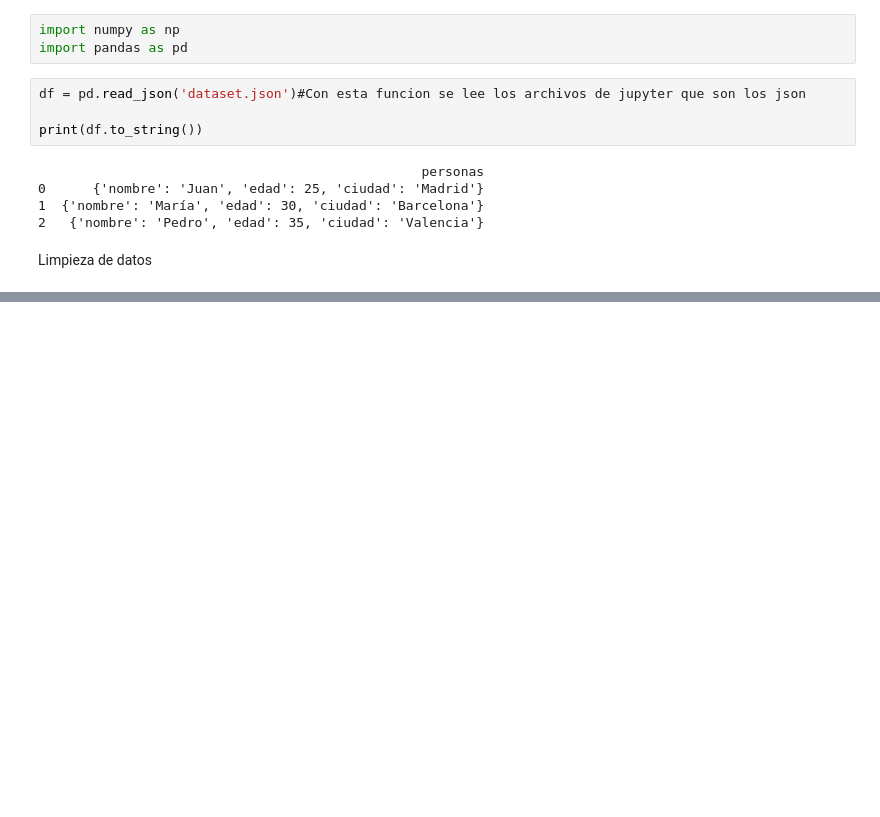
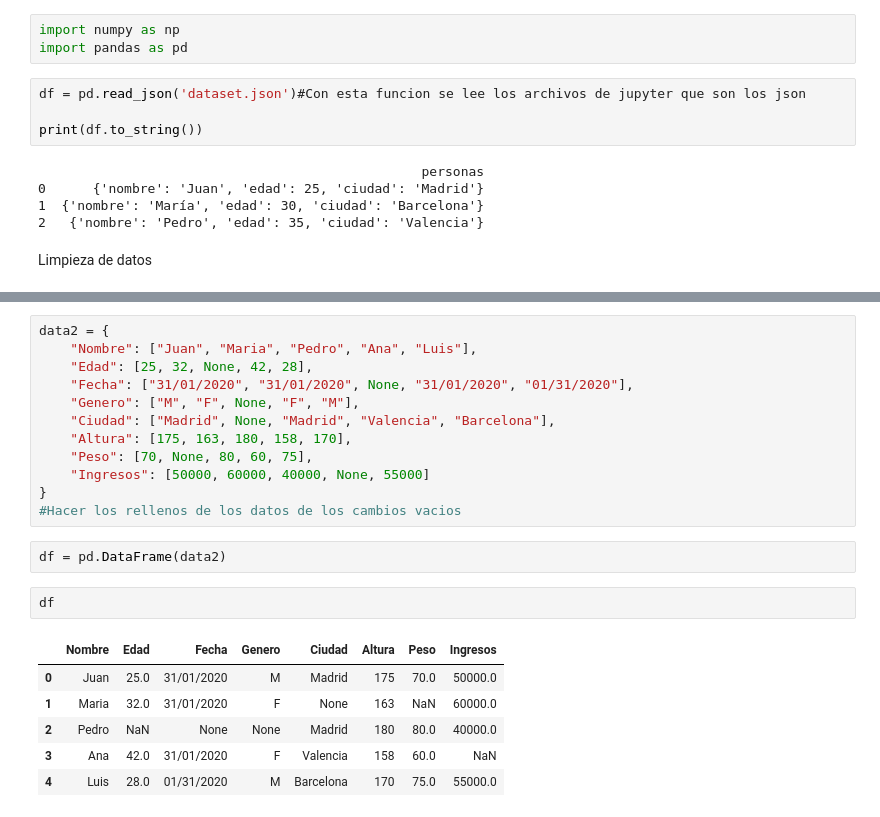
Before and after one commit to alejandrovillegas92/Curso-python-3-intermedio-repositorio, a Jupyter notebook: Notebook Numpy.ipynb, the cells around one changed output, grey strips where cells are left out. Drawn from its saved outputs; the diff is of its cells as text; blank space fills up the shorter version.

```diff
--- a/Notebook Numpy.ipynb
+++ b/Notebook Numpy.ipynb
@@ -610,0 +869,23 @@ NameError: name 'data' is not defined
+# %%
+data2 = {
+    "Nombre": ["Juan", "Maria", "Pedro", "Ana", "Luis"],
+    "Edad": [25, 32, None, 42, 28],
+    "Fecha": ["31/01/2020", "31/01/2020", None, "31/01/2020", "01/31/2020"],
+    "Genero": ["M", "F", None, "F", "M"],
+    "Ciudad": ["Madrid", None, "Madrid", "Valencia", "Barcelona"],
+    "Altura": [175, 163, 180, 158, 170],
+    "Peso": [70, None, 80, 60, 75],
+    "Ingresos": [50000, 60000, 40000, None, 55000]
+}
+#Hacer los rellenos de los datos de los cambios vacios
+# %%
+df = pd.DataFrame(data2)
+# %%
+df
+# %% [output]
+|  | Nombre | Edad | Fecha | Genero | Ciudad | Altura | Peso | Ingresos |
+| 0 | Juan | 25.0 | 31/01/2020 | M | Madrid | 175 | 70.0 | 50000.0 |
+| 1 | Maria | 32.0 | 31/01/2020 | F | None | 163 | NaN | 60000.0 |
+| 2 | Pedro | NaN | None | None | Madrid | 180 | 80.0 | 40000.0 |
+| 3 | Ana | 42.0 | 31/01/2020 | F | Valencia | 158 | 60.0 | NaN |
+| 4 | Luis | 28.0 | 01/31/2020 | M | Barcelona | 170 | 75.0 | 55000.0 |
```
Also changed, not shown: parts of 37 cells of this notebook.
